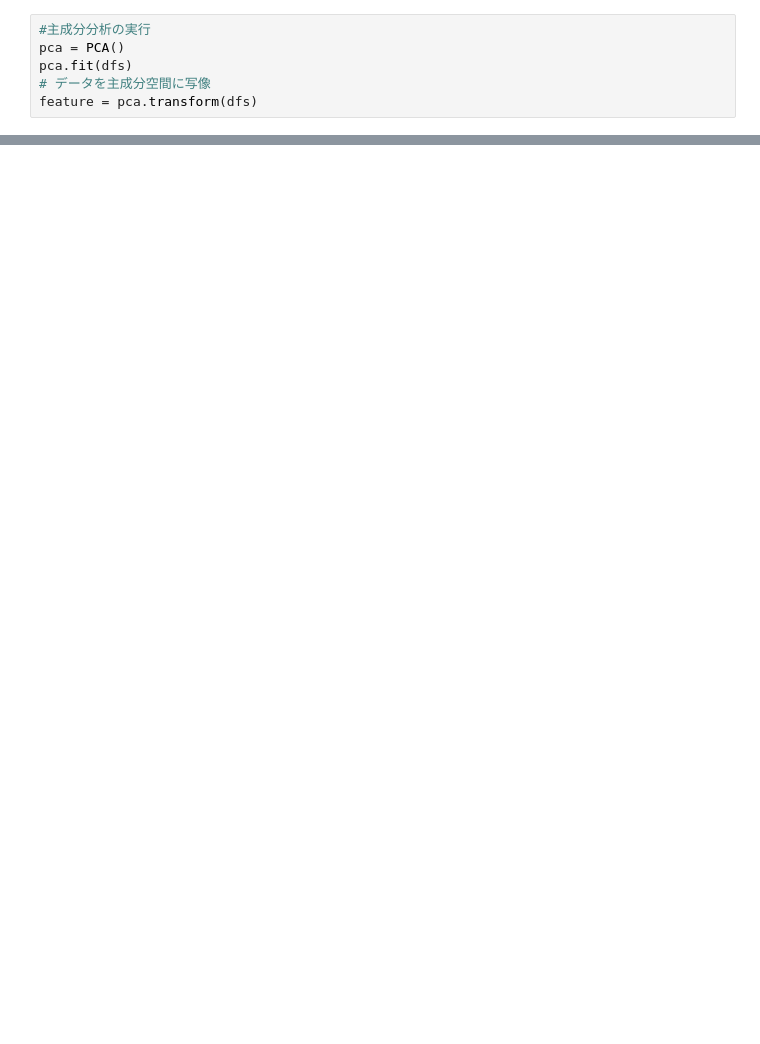
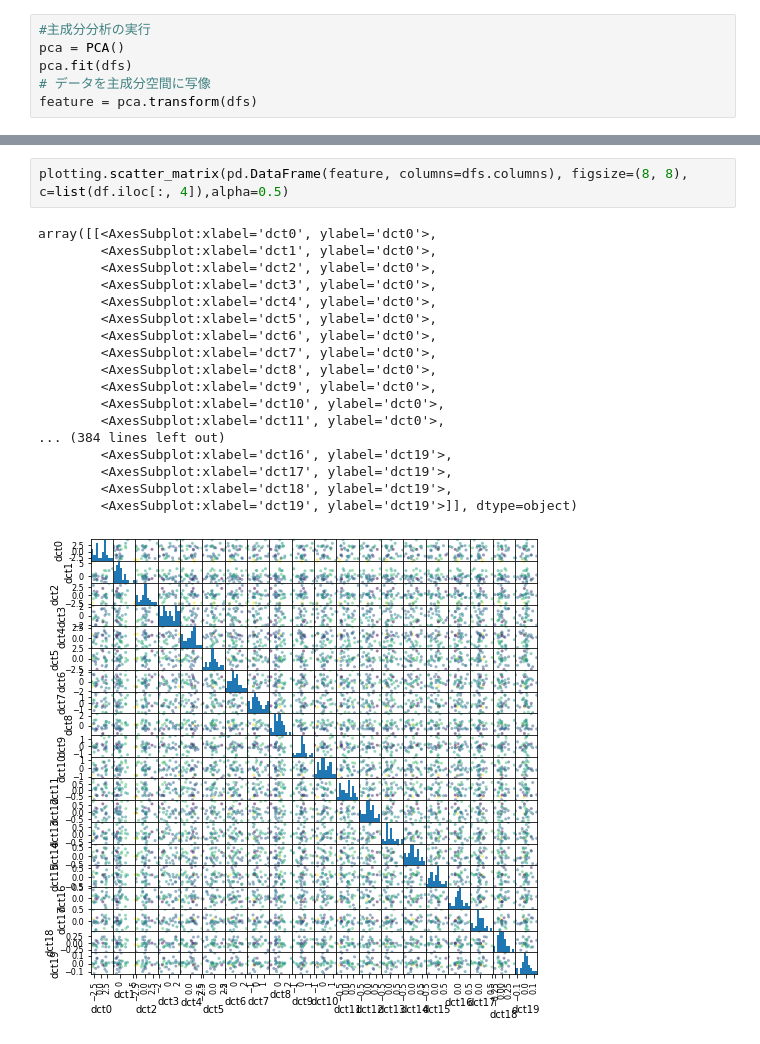
Before and after one commit to tomoyuki-a-11-8/pyaudio_test, a Jupyter notebook: mfcc_test.ipynb, the cells around one changed output, grey strips where cells are left out. Saved outputs shown, nothing was run; the diff lists cells and outputs as text; blank space fills up the shorter version.

```diff
--- a/mfcc_test.ipynb
+++ b/mfcc_test.ipynb
@@ -115,0 +208,21 @@ plt.show()
+# %%
+plotting.scatter_matrix(pd.DataFrame(feature, columns=dfs.columns), figsize=(8, 8), c=list(df.iloc[:, 4]),alpha=0.5)
+# %% [output]
+array([[<AxesSubplot:xlabel='dct0', ylabel='dct0'>,
+        <AxesSubplot:xlabel='dct1', ylabel='dct0'>,
+        <AxesSubplot:xlabel='dct2', ylabel='dct0'>,
+        <AxesSubplot:xlabel='dct3', ylabel='dct0'>,
+        <AxesSubplot:xlabel='dct4', ylabel='dct0'>,
+        <AxesSubplot:xlabel='dct5', ylabel='dct0'>,
+        <AxesSubplot:xlabel='dct6', ylabel='dct0'>,
+        <AxesSubplot:xlabel='dct7', ylabel='dct0'>,
+        <AxesSubplot:xlabel='dct8', ylabel='dct0'>,
+        <AxesSubplot:xlabel='dct9', ylabel='dct0'>,
+        <AxesSubplot:xlabel='dct10', ylabel='dct0'>,
+        <AxesSubplot:xlabel='dct11', ylabel='dct0'>,
+... (384 lines left out)
+        <AxesSubplot:xlabel='dct16', ylabel='dct19'>,
+        <AxesSubplot:xlabel='dct17', ylabel='dct19'>,
+        <AxesSubplot:xlabel='dct18', ylabel='dct19'>,
+        <AxesSubplot:xlabel='dct19', ylabel='dct19'>]], dtype=object)
+[figure, added]
```
Also changed, not shown: parts of 26 cells of this notebook, 36 other files.
